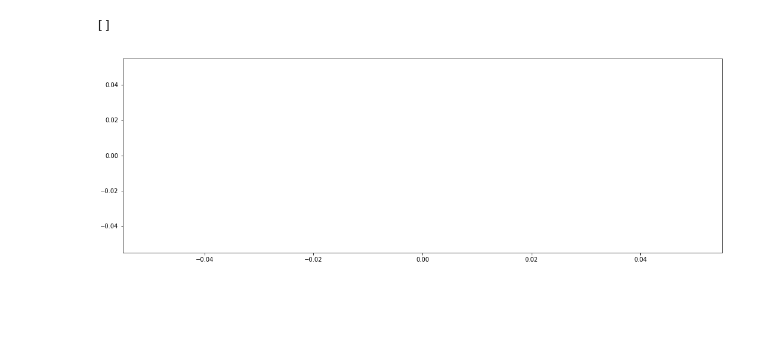
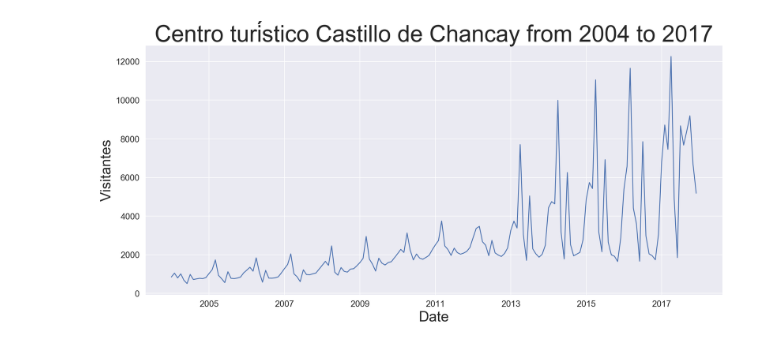
Before and after one commit to romellfudi/MinCeTur, a Jupyter notebook: visitantes_a_sitios_turisticos/visitantes_a_sitios_turisticos.ipynb, the cells around one changed output. Drawn from its saved outputs; the diff is of its cells as text; code cells hidden in the pictures; blank space fills up the shorter version.

Commit message:
visitantes a sitios turisticos Notebook

```diff
--- a/visitantes_a_sitios_turisticos/visitantes_a_sitios_turisticos.ipynb
+++ b/visitantes_a_sitios_turisticos/visitantes_a_sitios_turisticos.ipynb
@@ -12,5 +32,25 @@ plt.rcParams['figure.figsize'] = (18,6)
-# %%
-plt.plot()
-# %% [output]
-[]
-[figure, removed]
+# %%
+list_df = []
+dic = dict(Enero=1,Febrero=2,Marzo=3,Abril=4,Mayo=5,Junio=6,Julio=7,
+           Agosto=8,Septiembre=9,Octubre=10,Noviembre=11,Diciembre=12)
+dic_inv= {v: k for k, v in dic.items()}
+# %%
+def clean_excel_to_dataframe(nameExcel,nameSheet,ski, year = 2004):
+    df = iqutos_FAP = pd.read_excel(nameExcel,sheet_name=nameSheet,nrows=12,
+                           skiprows=ski,index_col=0,)
+    df.dropna(axis=1,inplace=True)
+    drop = df.columns.str.contains('Total')
+    if drop != []:
+        df = df.drop(df.columns[drop],axis=1)
+    list_df = []
+    for enum,col in enumerate(np.arange(0,df.columns.size,2)):
+        airport = df.iloc[:,[col,col+1]].copy()
+        airport['Date'] = airport.index.map(dic)
+        airport.Date = airport.apply(lambda row: pd.datetime(year+enum, row['Date'],1), axis=1)
+        airport = airport.set_index('Date')
+        airport.append(airport)
+        list_df.append(airport)
+
+    df_clean = pd.concat(list_df)
+    df_clean = df_clean.sum(1)
+    return df_clean
@@ -16,0 +69,8 @@ plt.plot()
+# %%
+chancay = clean_excel_to_dataframe('Centro turístico Castillo de Chancay.xls','rptaniomes3',ski=4)
+chancay.plot()
+plt.ylabel('Visitantes')
+plt.title('Centro turístico Castillo de Chancay from 2004 to 2017')
+plt.show();
+# %% [output]
+[figure, added]
```
Also changed, not shown: parts of 21 cells of this notebook, 3 other files.
